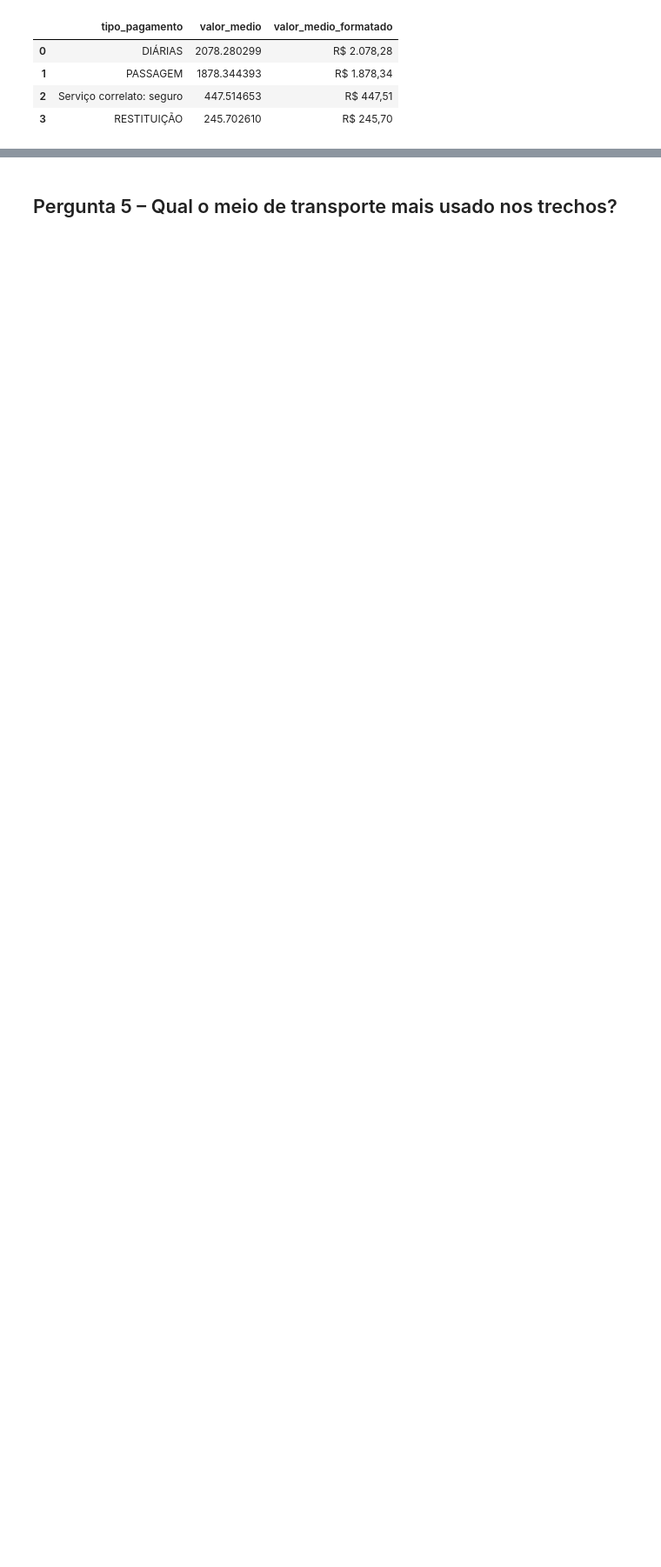
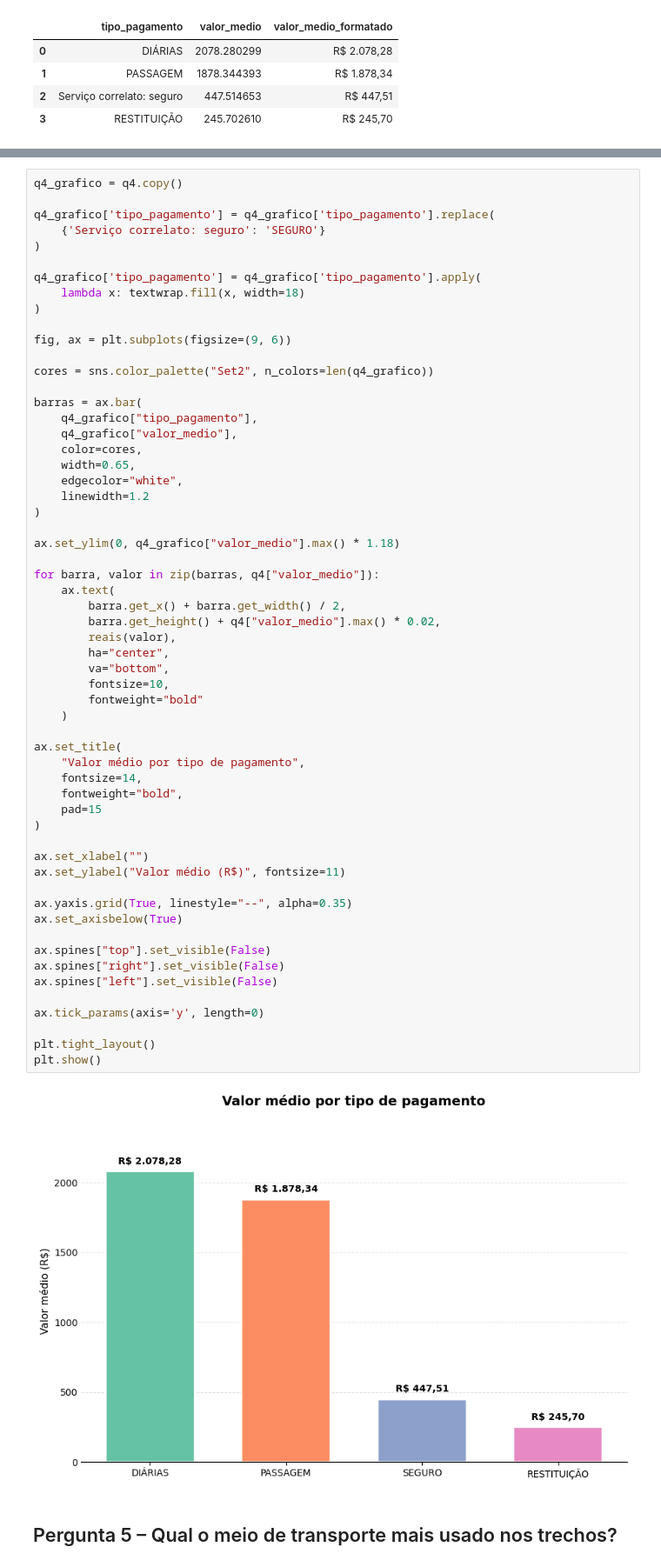
Before and after one commit to FernandaBarrosLinhares/Projeto-Final-Fernanda-Linhares, a Jupyter notebook: notebooks/3_analise.ipynb, the cells around one changed output, grey strips where cells are left out. Shown at 87% size. Saved outputs shown, nothing was run; the diff lists cells and outputs as text; blank space fills up the shorter version.

```diff
--- a/notebooks/3_analise.ipynb
+++ b/notebooks/3_analise.ipynb
@@ -357,3 +327,63 @@ Os resultados indicam que as despesas relacionadas às diárias possuem maior im
+# %%
+q4_grafico = q4.copy()
+
+q4_grafico['tipo_pagamento'] = q4_grafico['tipo_pagamento'].replace(
+    {'Serviço correlato: seguro': 'SEGURO'}
+)
+
+q4_grafico['tipo_pagamento'] = q4_grafico['tipo_pagamento'].apply(
+    lambda x: textwrap.fill(x, width=18)
+)
+
+fig, ax = plt.subplots(figsize=(9, 6))
+
+cores = sns.color_palette("Set2", n_colors=len(q4_grafico))
+
+barras = ax.bar(
+    q4_grafico["tipo_pagamento"],
+    q4_grafico["valor_medio"],
+    color=cores,
+    width=0.65,
+    edgecolor="white",
+    linewidth=1.2
+)
+
+ax.set_ylim(0, q4_grafico["valor_medio"].max() * 1.18)
+
+for barra, valor in zip(barras, q4["valor_medio"]):
+    ax.text(
+        barra.get_x() + barra.get_width() / 2,
+        barra.get_height() + q4["valor_medio"].max() * 0.02,
+        reais(valor),
+        ha="center",
+        va="bottom",
+        fontsize=10,
+        fontweight="bold"
+    )
+
+ax.set_title(
+    "Valor médio por tipo de pagamento",
+    fontsize=14,
+    fontweight="bold",
+    pad=15
+)
+
+ax.set_xlabel("")
+ax.set_ylabel("Valor médio (R$)", fontsize=11)
+
+ax.yaxis.grid(True, linestyle="--", alpha=0.35)
+ax.set_axisbelow(True)
+
+ax.spines["top"].set_visible(False)
+ax.spines["right"].set_visible(False)
+ax.spines["left"].set_visible(False)
+
+ax.tick_params(axis='y', length=0)
+
+plt.tight_layout()
+plt.show()
+# %% [output]
+[figure, added]
 # %% [markdown]
 ## Pergunta 5 – Qual o meio de transporte mais usado nos trechos?
 # %%
```
Also changed, not shown: parts of 6 cells of this notebook.
